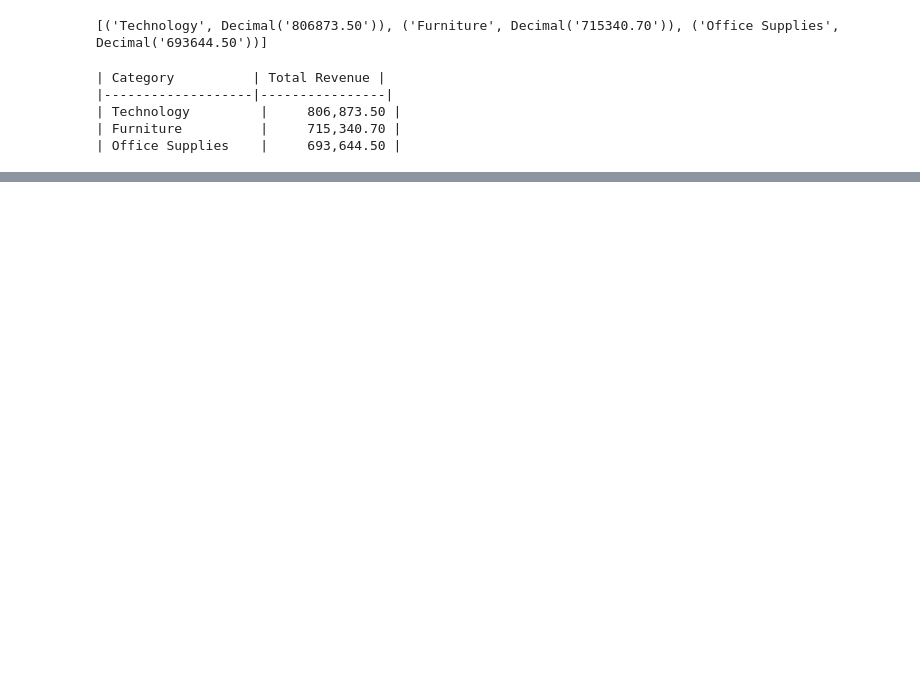
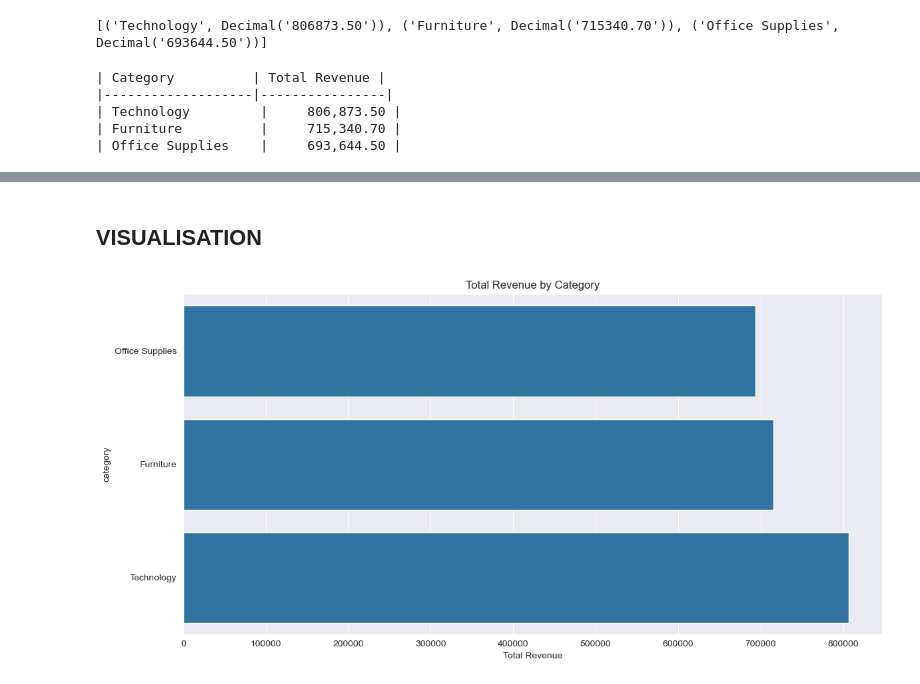
Before and after one commit to ManuelA1000/PythonSQL, a Jupyter notebook: pythonsql.ipynb, the cells around one changed output, grey strips where cells are left out. Saved outputs shown, nothing was run; the diff lists cells and outputs as text; code cells hidden in the pictures; blank space fills up the shorter version.

Commit message:
adding visualisations

```diff
--- a/pythonsql.ipynb
+++ b/pythonsql.ipynb
@@ -284,0 +1023,2 @@ ORDER BY total_price DESC;
+# %% [markdown]
+ ## VISUALISATION
@@ -284,0 +1029,11 @@ ORDER BY total_price DESC;
+# %%
+# Total revenue by category
+plt.figure(figsize=(12, 6))
+category_sales = df.groupby('category')['selling_price'].sum().sort_values()
+sns.barplot(x=category_sales.values, y=category_sales.index)
+plt.title('Total Revenue by Category')
+plt.xlabel('Total Revenue')
+plt.tight_layout()
+plt.show()
+# %% [output]
+[figure, added]
```
Also changed, not shown: parts of 45 cells of this notebook.
